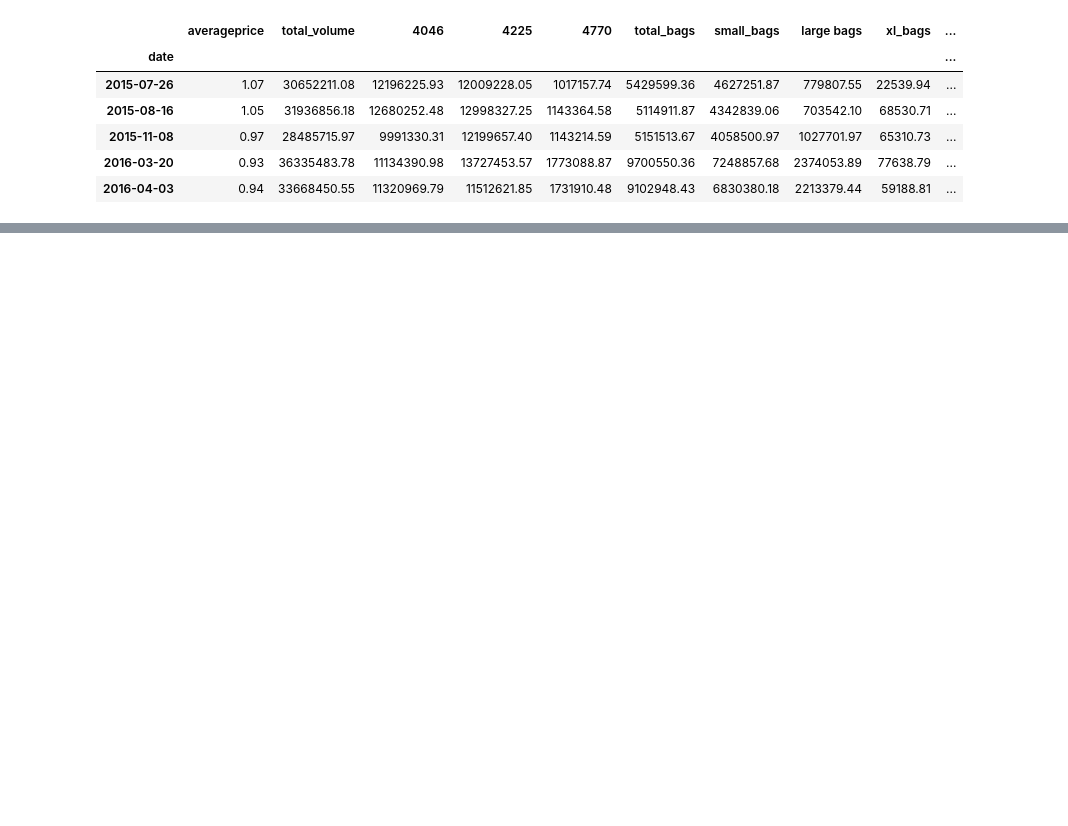
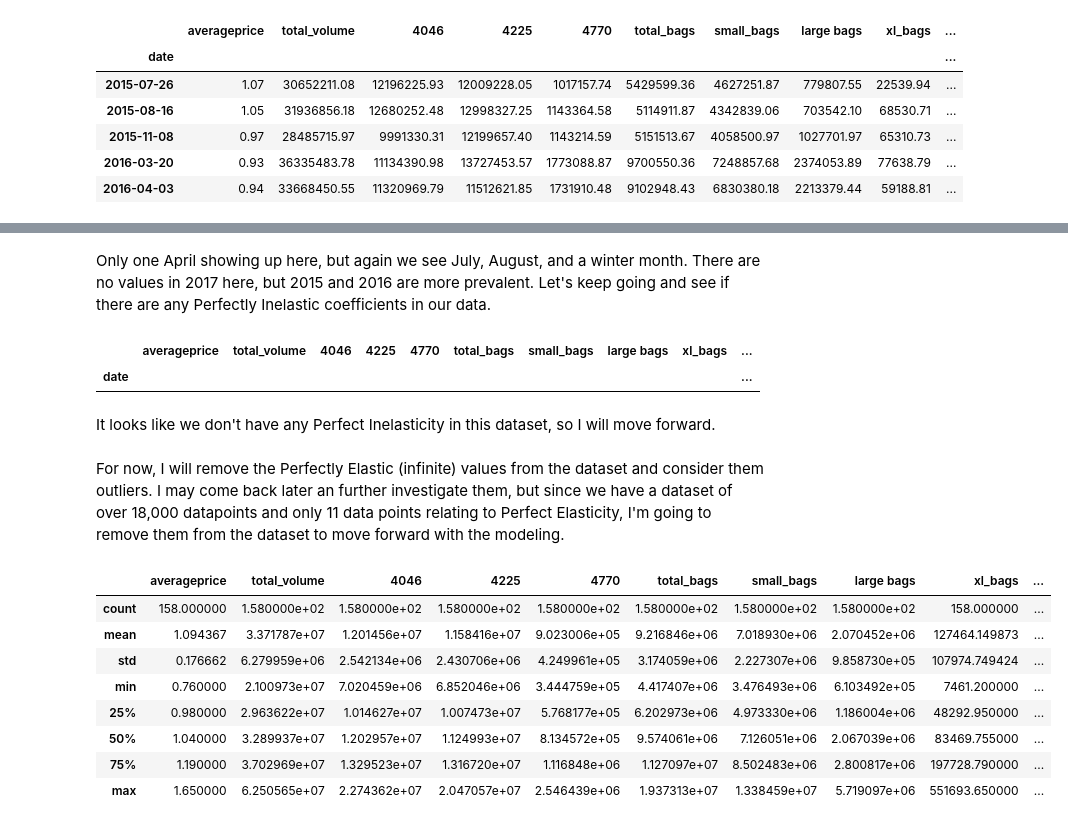
Before and after one commit to melissammcmillan/price_elasticity_of_avocados, a Jupyter notebook: 1_Avocado_EDA.ipynb, the cells around one changed output, grey strips where cells are left out. Saved outputs shown, nothing was run; the diff lists cells and outputs as text; code cells hidden in the pictures; blank space fills up the shorter version.

```diff
--- a/1_Avocado_EDA.ipynb
+++ b/1_Avocado_EDA.ipynb
@@ -368,3 +346,28 @@ neginfdata.describe()
+# %% [markdown]
+Only one April showing up here, but again we see July, August, and a winter month. There are no values in 2017 here, but 2015 and 2016 are more prevalent. Let's keep going and see if there are any Perfectly Inelastic coefficients in our data.
+# %%
+zerocoeff = totalus[(totalus['price_eod'] == 0)]
+zerocoeff
+# %% [output]
+|  | averageprice | total_volume | 4046 | 4225 | 4770 | total_bags | small_bags | large bags | xl_bags | ... |
+| date |  |  |  |  |  |  |  |  |  | ... |
+# %% [markdown]
+It looks like we don't have any Perfect Inelasticity in this dataset, so I will move forward.
+# %% [markdown]
+For now, I will remove the Perfectly Elastic (infinite) values from the dataset and consider them outliers. I may come back later an further investigate them, but since we have a dataset of over 18,000 datapoints and only 11 data points relating to Perfect Elasticity, I'm going to remove them from the dataset to move forward with the modeling.
+# %%
+total_us_filtered = totalus[(totalus['price_eod'] != np.inf) & (totalus['price_eod'] != -np.inf)]
+total_us_filtered.describe()
+# %% [output]
+|  | averageprice | total_volume | 4046 | 4225 | 4770 | total_bags | small_bags | large bags | xl_bags | ... |
+| count | 158.000000 | 1.580000e+02 | 1.580000e+02 | 1.580000e+02 | 1.580000e+02 | 1.580000e+02 | 1.580000e+02 | 1.580000e+02 | 158.000000 | ... |
+| mean | 1.094367 | 3.371787e+07 | 1.201456e+07 | 1.158416e+07 | 9.023006e+05 | 9.216846e+06 | 7.018930e+06 | 2.070452e+06 | 127464.149873 | ... |
+| std | 0.176662 | 6.279959e+06 | 2.542134e+06 | 2.430706e+06 | 4.249961e+05 | 3.174059e+06 | 2.227307e+06 | 9.858730e+05 | 107974.749424 | ... |
+| min | 0.760000 | 2.100973e+07 | 7.020459e+06 | 6.852046e+06 | 3.444759e+05 | 4.417407e+06 | 3.476493e+06 | 6.103492e+05 | 7461.200000 | ... |
+| 25% | 0.980000 | 2.963622e+07 | 1.014627e+07 | 1.007473e+07 | 5.768177e+05 | 6.202973e+06 | 4.973330e+06 | 1.186004e+06 | 48292.950000 | ... |
+| 50% | 1.040000 | 3.289937e+07 | 1.202957e+07 | 1.124993e+07 | 8.134572e+05 | 9.574061e+06 | 7.126051e+06 | 2.067039e+06 | 83469.755000 | ... |
+| 75% | 1.190000 | 3.702969e+07 | 1.329523e+07 | 1.316720e+07 | 1.116848e+06 | 1.127097e+07 | 8.502483e+06 | 2.800817e+06 | 197728.790000 | ... |
+| max | 1.650000 | 6.250565e+07 | 2.274362e+07 | 2.047057e+07 | 2.546439e+06 | 1.937313e+07 | 1.338459e+07 | 5.719097e+06 | 551693.650000 | ... |
 # %%
 #Export this dataset and move to Notebook 2: Price Elasticity Modelling Using Linear regression
 totalus.to_csv('data/totalus_eod.csv')
```
Also changed, not shown: parts of 7 cells of this notebook.
